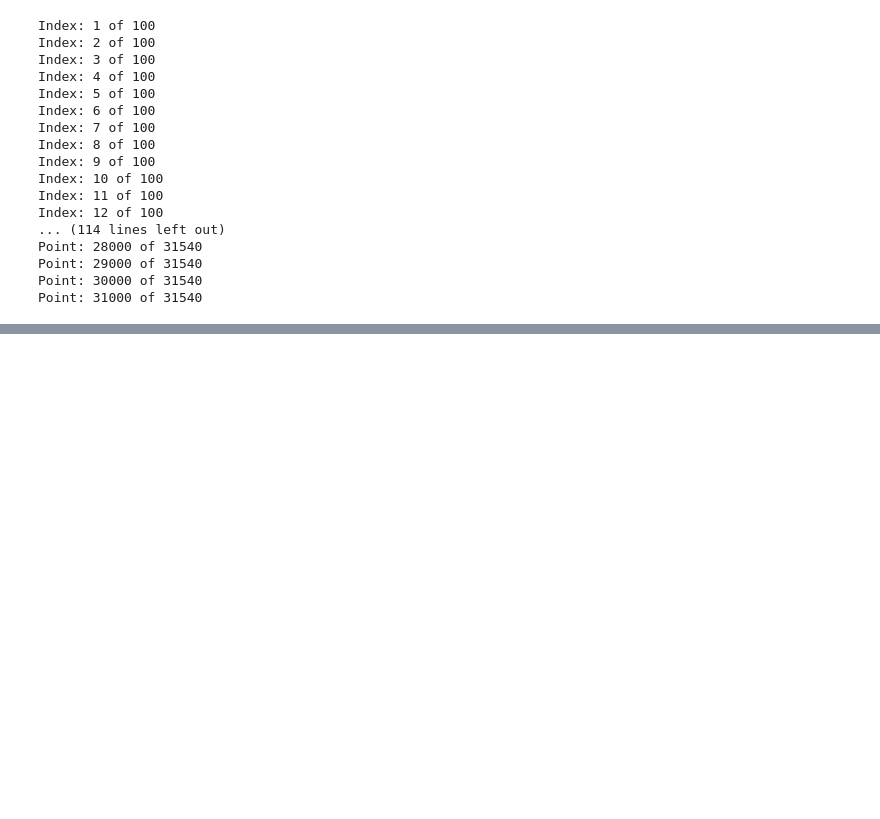
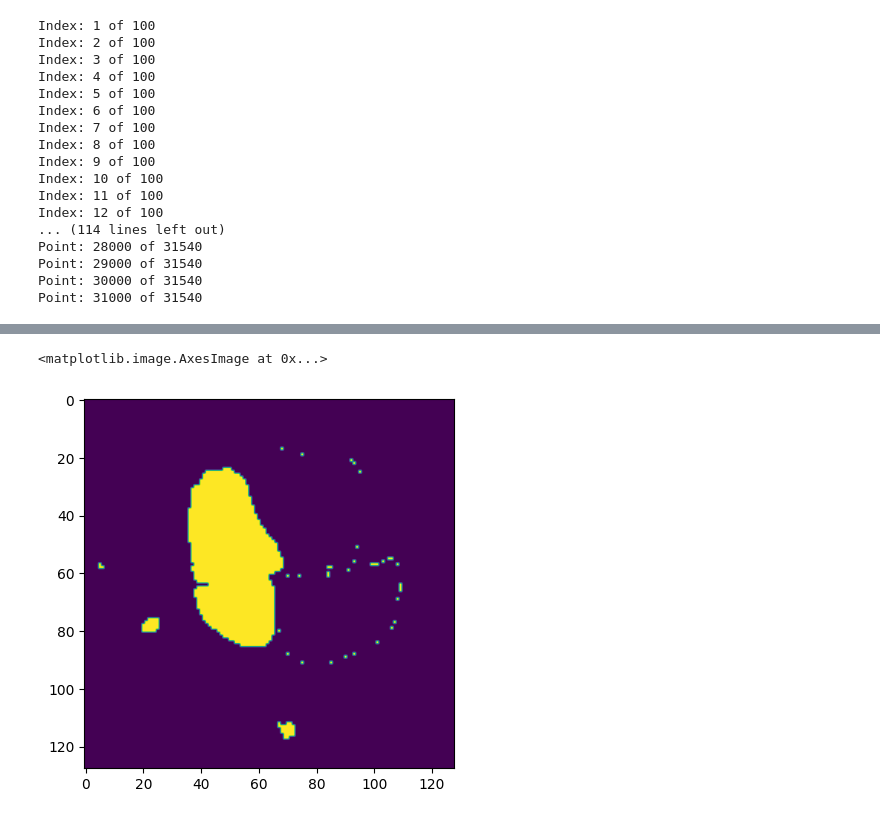
Before and after one commit to Nickolays/CardioReconstruction, a Jupyter notebook: notebooks/3DInterpolate.ipynb, the cells around one changed output, grey strips where cells are left out. Drawn from its saved outputs; the diff is of its cells as text; code cells hidden in the pictures; blank space fills up the shorter version.

```diff
--- a/notebooks/3DInterpolate.ipynb
+++ b/notebooks/3DInterpolate.ipynb
@@ -380 +433,6 @@ Point: 31000 of 31540
+# %%
+plt.imshow(np.where((input_image[0] > 0) & (input_image[0] < 86), 255, 0))
+# %% [output]
+<matplotlib.image.AxesImage at 0x...>
+[figure, added]
 # %%
```
Also changed, not shown: parts of 19 cells of this notebook, 17 other files.
